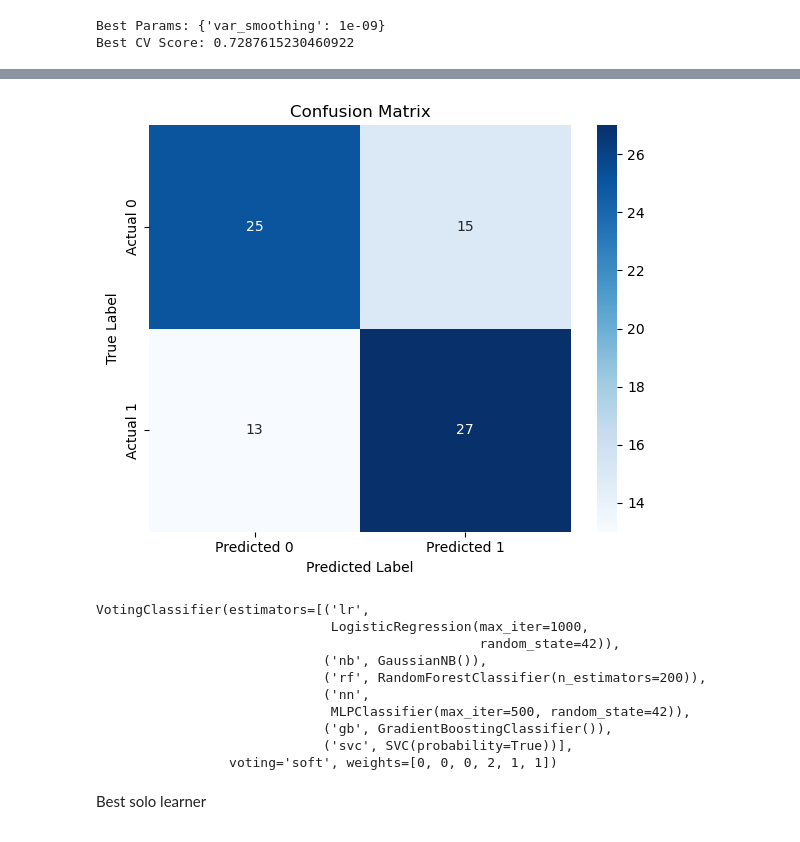
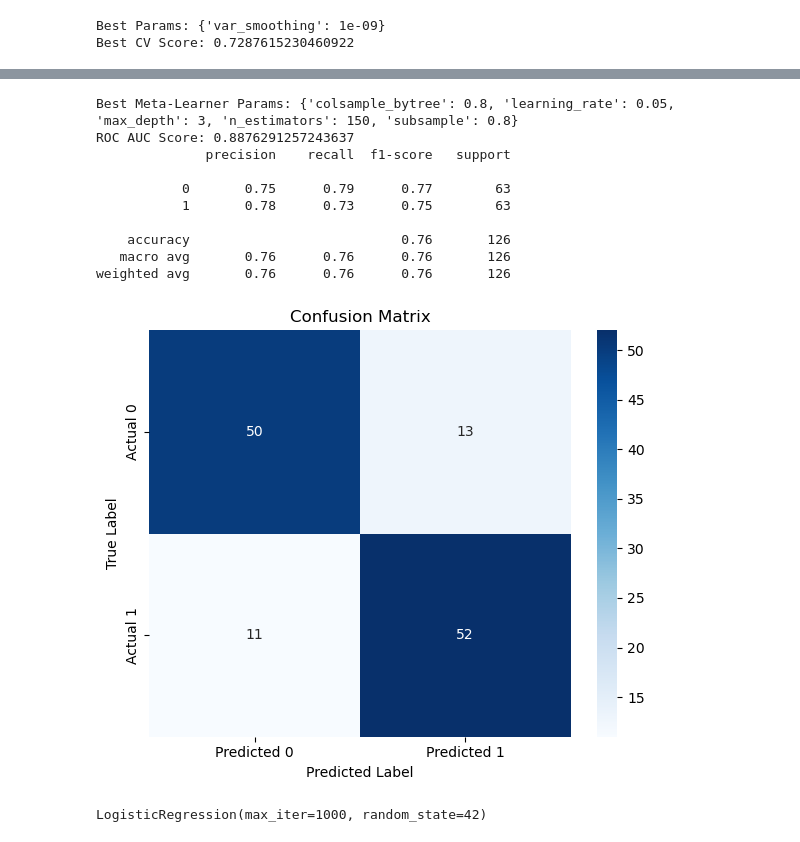
Before and after one commit to ecw70574/data_mining_course_project, a Jupyter notebook: FixValSet.ipynb, the cells around one changed output, grey strips where cells are left out. Cells and saved outputs as stored; diff of their text form; code cells hidden in the pictures.

```diff
--- a/FixValSet.ipynb
+++ b/FixValSet.ipynb
@@ -1179,7 +1190,7 @@ results = []
 feature_names = X_train_filtered.columns
 max_k = max(25, len(feature_names))  # don't exceed available features
 acc = 0
-for k in range(3, max_k + 1):
+for k in range(3, max_k):
     acc = 0
     selector = SelectKBest(f_classif, k=k)
     selector.fit(X_train_filtered, y_train)
@@ -3047,7 +3046,7 @@ ROC AUC Score: 0.8362145929713497
 from sklearn.ensemble import VotingClassifier
 
 # Define base models
-voting_clf = VotingClassifier(
+svm_nn = VotingClassifier(
     estimators=[
         ('svm', best_svc),
         ('nn', best_mlp)
@@ -3056,8 +3055,8 @@ voting_clf = VotingClassifier(
 )
 
 # Fit and predict
-voting_clf.fit(X_train_selected, y_train)
-y_pred = voting_clf.predict(X_val_selected)
+svm_nn.fit(X_train_selected, y_train)
+y_pred = svm_nn.predict(X_val_selected)
 
 # Evaluate
 from sklearn.metrics import classification_report
@@ -3948,18 +3977,14 @@ Best stacking
 # %%
-# Generate meta features for test set
-test_probs = [clf.predict_proba(X_test_selected)[:, 1] for clf in classifier_models]
-test_reg_preds = [reg.predict(X_test_selected) for reg in regressor_models]
-X_meta_test = np.column_stack(test_probs + test_reg_preds)
 
 # Predict and evaluate
-y_test_pred = meta_model.predict(X_meta_test)
+y_test_pred = svm_nn.predict(X_test_selected)
 print(classification_report(y_test, y_test_pred))
-print("AUC:", roc_auc_score(y_test, meta_model.predict_proba(X_meta_test)[:, 1]))  # ✅ now correct
+
 
 # Compute confusion matrix
 cm = confusion_matrix(y_test, y_test_pred)
+print("ROC AUC Score:", roc_auc_score(y_test, svm_nn.predict_proba(X_test_selected)[:, 1]))
 
-# Plot
 plt.figure(figsize=(6, 5))
 sns.heatmap(cm, annot=True, fmt='d', cmap='Blues',
             xticklabels=['Predicted 0', 'Predicted 1'],
@@ -3969,6 +3994,8 @@ plt.ylabel('True Label')
 plt.xlabel('Predicted Label')
 plt.tight_layout()
 plt.show()
+
+best_lr
 # %% [output]
               precision    recall  f1-score   support
 
@@ -4001,15 +4012,28 @@ best stacking 3+ pairs
 # %%
+# List of fitted classifier models
+classifier_models = [best_gb, best_mlp, best_svc]
+#classifier_models = [best_lr, best_gnb, best_clf, best_mlp, best_gb, best_svc]
+# List of fitted regressor models
+regressor_models = [mlp]
+#regressor_models = [model, best_ridge, rfr, best_gbr, best_svr, mlp, best_knn]
+
+# Call the stacking function on testing set
+meta_model_reduced, best_params, report, auc = stack_with_gridsearch(
+    classifier_models=classifier_models,
+    regressor_models=regressor_models,
+    X_train=X_train_selected,
+    y_train=y_train,
+    X_val=X_test_selected,
+    y_val=y_test
+)
 
 
-# Predict and evaluate
-y_test_pred = best_voting_clf.predict(X_test_selected)
-print(classification_report(y_test, y_test_pred))
+# Output
+print("Best Meta-Learner Params:", best_params)
+print("ROC AUC Score:", auc)
+print(report)
 
 
-# Compute confusion matrix
-cm = confusion_matrix(y_test, y_test_pred)
-print("AUC:", roc_auc_score(y_test, best_voting_clf.predict_proba(X_test_selected)[:, 1]))  # ✅ uses probabilities
-# Plot
 plt.figure(figsize=(6, 5))
 sns.heatmap(cm, annot=True, fmt='d', cmap='Blues',
             xticklabels=['Predicted 0', 'Predicted 1'],
@@ -4020,6 +4044,5 @@ plt.xlabel('Predicted Label')
 plt.tight_layout()
 plt.show()
 
-
-best_voting_clf
+best_lr
 # %% [output]
@@ -4036,13 +4066,12 @@ AUC: 0.7368750000000001
+Best Meta-Learner Params: {'colsample_bytree': 0.8, 'learning_rate': 0.05, 'max_depth': 3, 'n_estimators': 150, 'subsample': 0.8}
+ROC AUC Score: 0.8876291257243637
+              precision    recall  f1-score   support
+
+           0       0.75      0.79      0.77        63
+           1       0.78      0.73      0.75        63
+
+    accuracy                           0.76       126
+   macro avg       0.76      0.76      0.76       126
+weighted avg       0.76      0.76      0.76       126
-[figure, old version]
+[figure, new version]
-VotingClassifier(estimators=[('lr',
-                              LogisticRegression(max_iter=1000,
-                                                 random_state=42)),
-                             ('nb', GaussianNB()),
-                             ('rf', RandomForestClassifier(n_estimators=200)),
-                             ('nn',
-                              MLPClassifier(max_iter=500, random_state=42)),
-                             ('gb', GradientBoostingClassifier()),
-                             ('svc', SVC(probability=True))],
-                 voting='soft', weights=[0, 0, 0, 2, 1, 1])
+LogisticRegression(max_iter=1000, random_state=42)
-# %% [markdown]
-Best solo learner
```
Also changed, not shown: parts of 103 cells of this notebook, 11 other files.
